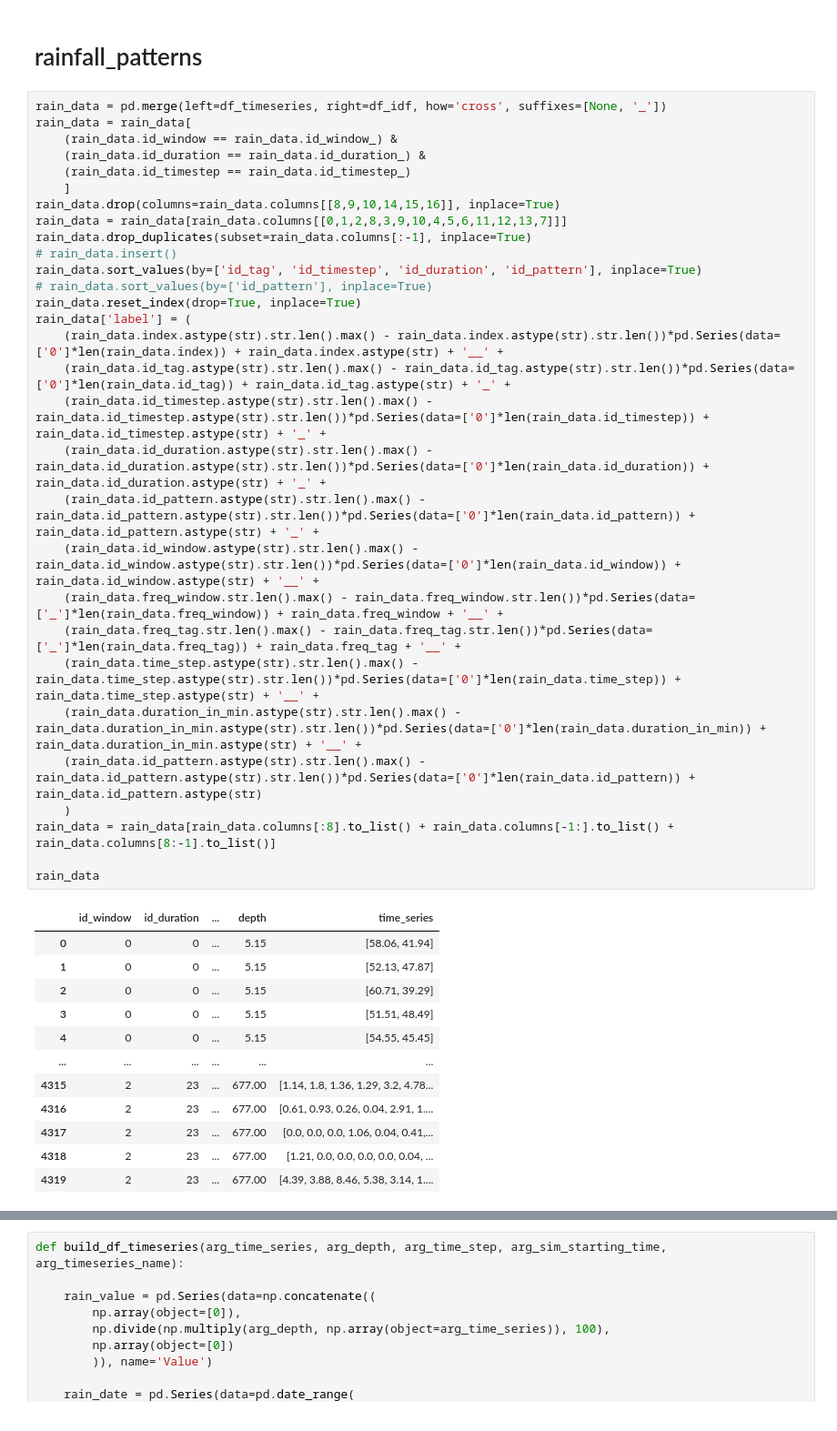
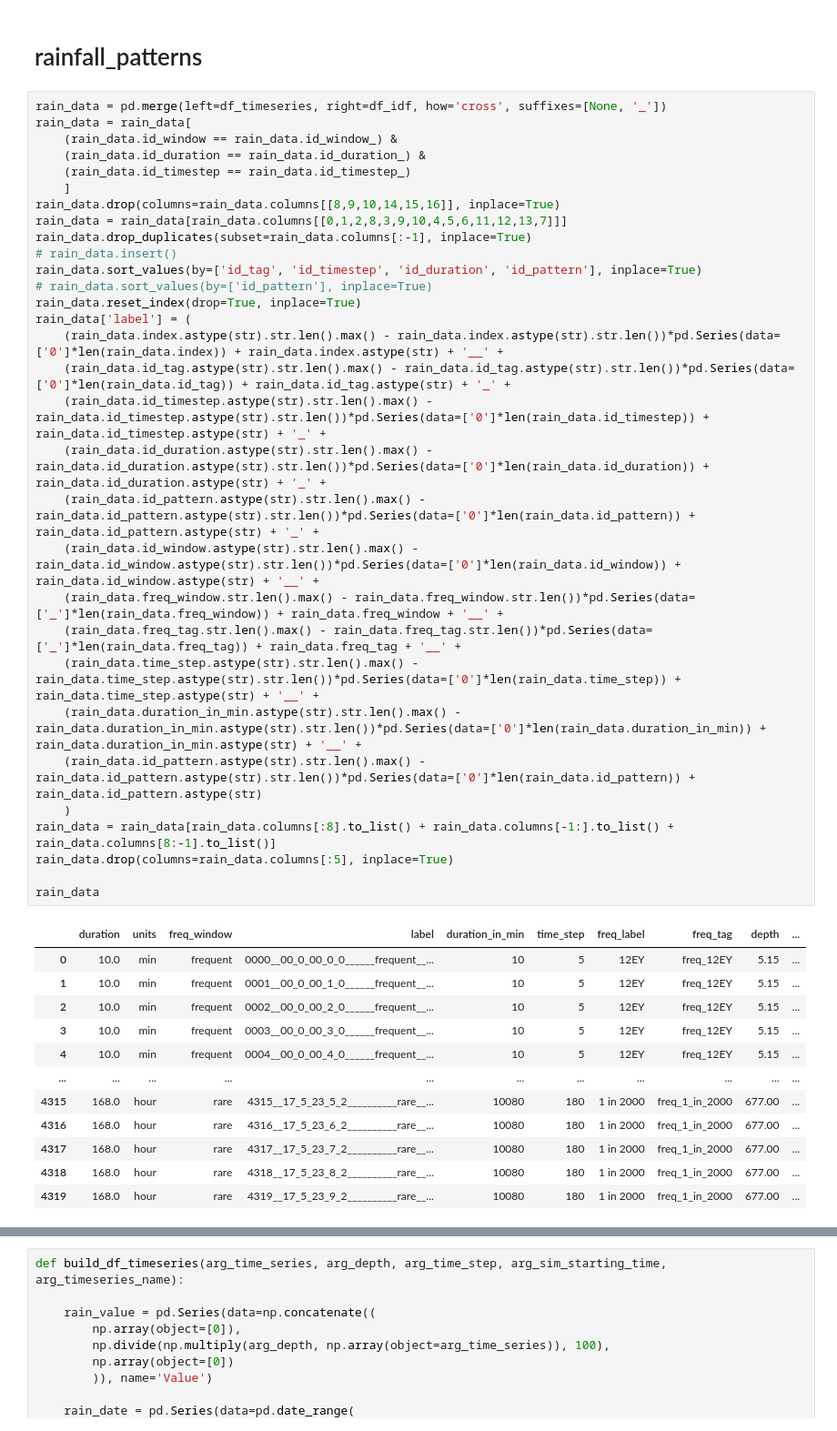
Before and after one commit to Holger-Paxi/Flood_Estimation, a Jupyter notebook: Assignment_3__1st.ipynb, the cells around one changed output, grey strips where cells are left out. Shown at 91% size. Saved outputs shown, nothing was run; the diff lists cells and outputs as text.

```diff
--- a/Assignment_3__1st.ipynb
+++ b/Assignment_3__1st.ipynb
@@ -688,42 +688,43 @@ df_idf
 rain_data = pd.merge(left=df_timeseries, right=df_idf, how='cross', suffixes=[None, '_'])
 rain_data = rain_data[
     (rain_data.id_window == rain_data.id_window_) &
     (rain_data.id_duration == rain_data.id_duration_) &
     (rain_data.id_timestep == rain_data.id_timestep_)
     ]
 rain_data.drop(columns=rain_data.columns[[8,9,10,14,15,16]], inplace=True)
 rain_data = rain_data[rain_data.columns[[0,1,2,8,3,9,10,4,5,6,11,12,13,7]]]
 rain_data.drop_duplicates(subset=rain_data.columns[:-1], inplace=True)
 # rain_data.insert()
 rain_data.sort_values(by=['id_tag', 'id_timestep', 'id_duration', 'id_pattern'], inplace=True)
 # rain_data.sort_values(by=['id_pattern'], inplace=True)
 rain_data.reset_index(drop=True, inplace=True)
 rain_data['label'] = (
     (rain_data.index.astype(str).str.len().max() - rain_data.index.astype(str).str.len())*pd.Series(data=['0']*len(rain_data.index)) + rain_data.index.astype(str) + '__' +
     (rain_data.id_tag.astype(str).str.len().max() - rain_data.id_tag.astype(str).str.len())*pd.Series(data=['0']*len(rain_data.id_tag)) + rain_data.id_tag.astype(str) + '_' +
     (rain_data.id_timestep.astype(str).str.len().max() - rain_data.id_timestep.astype(str).str.len())*pd.Series(data=['0']*len(rain_data.id_timestep)) + rain_data.id_timestep.astype(str) + '_' +
     (rain_data.id_duration.astype(str).str.len().max() - rain_data.id_duration.astype(str).str.len())*pd.Series(data=['0']*len(rain_data.id_duration)) + rain_data.id_duration.astype(str) + '_' +
     (rain_data.id_pattern.astype(str).str.len().max() - rain_data.id_pattern.astype(str).str.len())*pd.Series(data=['0']*len(rain_data.id_pattern)) + rain_data.id_pattern.astype(str) + '_' +
     (rain_data.id_window.astype(str).str.len().max() - rain_data.id_window.astype(str).str.len())*pd.Series(data=['0']*len(rain_data.id_window)) + rain_data.id_window.astype(str) + '__' +
     (rain_data.freq_window.str.len().max() - rain_data.freq_window.str.len())*pd.Series(data=['_']*len(rain_data.freq_window)) + rain_data.freq_window + '__' +
     (rain_data.freq_tag.str.len().max() - rain_data.freq_tag.str.len())*pd.Series(data=['_']*len(rain_data.freq_tag)) + rain_data.freq_tag + '__' +
     (rain_data.time_step.astype(str).str.len().max() - rain_data.time_step.astype(str).str.len())*pd.Series(data=['0']*len(rain_data.time_step)) + rain_data.time_step.astype(str) + '__' +
     (rain_data.duration_in_min.astype(str).str.len().max() - rain_data.duration_in_min.astype(str).str.len())*pd.Series(data=['0']*len(rain_data.duration_in_min)) + rain_data.duration_in_min.astype(str) + '__' +
     (rain_data.id_pattern.astype(str).str.len().max() - rain_data.id_pattern.astype(str).str.len())*pd.Series(data=['0']*len(rain_data.id_pattern)) + rain_data.id_pattern.astype(str)
     )
 rain_data = rain_data[rain_data.columns[:8].to_list() + rain_data.columns[-1:].to_list() + rain_data.columns[8:-1].to_list()]
+rain_data.drop(columns=rain_data.columns[:5], inplace=True)
 
 rain_data
 # %% [output]
-|  | id_window | id_duration | ... | depth | time_series |
-| 0 | 0 | 0 | ... | 5.15 | [58.06, 41.94] |
-| 1 | 0 | 0 | ... | 5.15 | [52.13, 47.87] |
-| 2 | 0 | 0 | ... | 5.15 | [60.71, 39.29] |
-| 3 | 0 | 0 | ... | 5.15 | [51.51, 48.49] |
-| 4 | 0 | 0 | ... | 5.15 | [54.55, 45.45] |
-| ... | ... | ... | ... | ... | ... |
-| 4315 | 2 | 23 | ... | 677.00 | [1.14, 1.8, 1.36, 1.29, 3.2, 4.78... |
-| 4316 | 2 | 23 | ... | 677.00 | [0.61, 0.93, 0.26, 0.04, 2.91, 1.... |
-| 4317 | 2 | 23 | ... | 677.00 | [0.0, 0.0, 0.0, 1.06, 0.04, 0.41,... |
-| 4318 | 2 | 23 | ... | 677.00 | [1.21, 0.0, 0.0, 0.0, 0.0, 0.04, ... |
-| 4319 | 2 | 23 | ... | 677.00 | [4.39, 3.88, 8.46, 5.38, 3.14, 1.... |
+|  | duration | units | freq_window | label | duration_in_min | time_step | freq_label | freq_tag | depth | ... |
+| 0 | 10.0 | min | frequent | 0000__00_0_00_0_0______frequent__... | 10 | 5 | 12EY | freq_12EY | 5.15 | ... |
+| 1 | 10.0 | min | frequent | 0001__00_0_00_1_0______frequent__... | 10 | 5 | 12EY | freq_12EY | 5.15 | ... |
+| 2 | 10.0 | min | frequent | 0002__00_0_00_2_0______frequent__... | 10 | 5 | 12EY | freq_12EY | 5.15 | ... |
+| 3 | 10.0 | min | frequent | 0003__00_0_00_3_0______frequent__... | 10 | 5 | 12EY | freq_12EY | 5.15 | ... |
+| 4 | 10.0 | min | frequent | 0004__00_0_00_4_0______frequent__... | 10 | 5 | 12EY | freq_12EY | 5.15 | ... |
+| ... | ... | ... | ... | ... | ... | ... | ... | ... | ... | ... |
+| 4315 | 168.0 | hour | rare | 4315__17_5_23_5_2__________rare__... | 10080 | 180 | 1 in 2000 | freq_1_in_2000 | 677.00 | ... |
+| 4316 | 168.0 | hour | rare | 4316__17_5_23_6_2__________rare__... | 10080 | 180 | 1 in 2000 | freq_1_in_2000 | 677.00 | ... |
+| 4317 | 168.0 | hour | rare | 4317__17_5_23_7_2__________rare__... | 10080 | 180 | 1 in 2000 | freq_1_in_2000 | 677.00 | ... |
+| 4318 | 168.0 | hour | rare | 4318__17_5_23_8_2__________rare__... | 10080 | 180 | 1 in 2000 | freq_1_in_2000 | 677.00 | ... |
+| 4319 | 168.0 | hour | rare | 4319__17_5_23_9_2__________rare__... | 10080 | 180 | 1 in 2000 | freq_1_in_2000 | 677.00 | ... |
```
Also changed, not shown: parts of 2 cells of this notebook.
